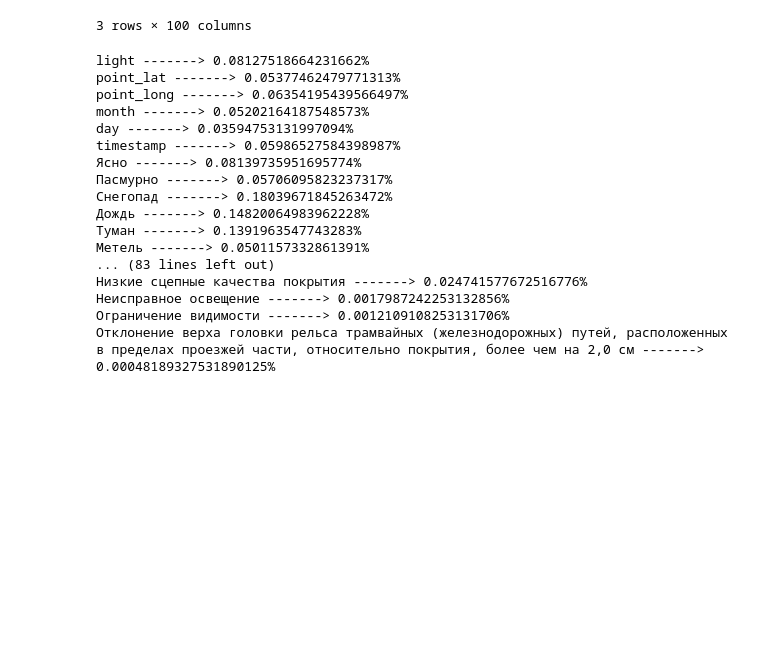
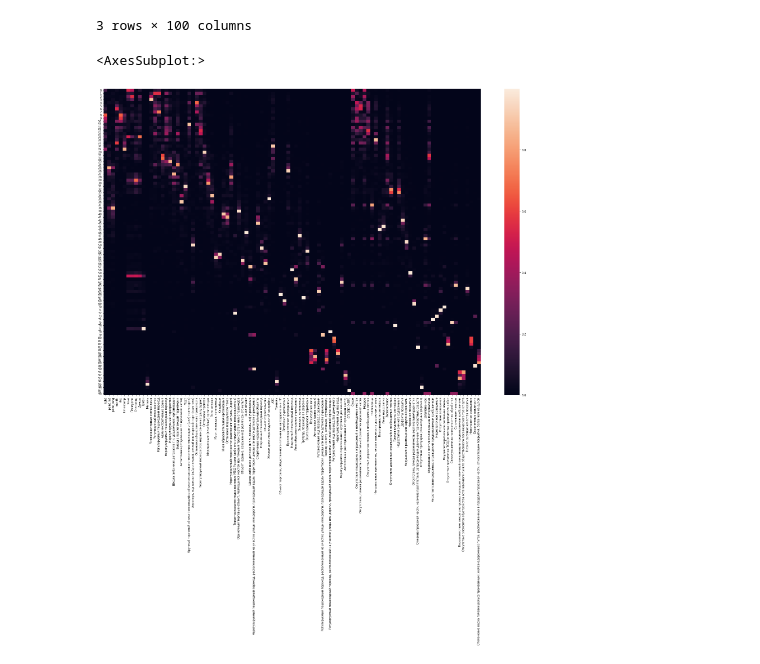
Before and after one commit to Sertyhopss/car-crash, a Jupyter notebook: json_read.ipynb, the cells around one changed output. Cells and saved outputs as stored; diff of their text form; code cells hidden in the pictures; blank space fills up the shorter version.

Commit message:
PCA heatmap

```diff
--- a/json_read.ipynb
+++ b/json_read.ipynb
@@ -173,31 +173,19 @@ scaled_result.tail(3)
 # %%
 pca = PCA()
 pca.fit(scaled_result.drop(columns='severity'))
 num = pca.components_.shape[0]
 
 # total impact is sum(explained_variance_ratio_[j] * components[i][j])
 impact = np.zeros(num)
 for i in range(len(pca.components_)):
     for j in range(len(pca.explained_variance_ratio_)):
         impact[i] += abs(pca.components_[i][j]*pca.explained_variance_ratio_[j])
 
-for i, col in enumerate(scaled_result.drop(columns='severity').columns):
-    print('{0} -------> {1}%'.format(col, impact[i]))
+# for i, col in enumerate(scaled_result.drop(columns='severity').columns):
+#     print('{0} -------> {1}%'.format(col, impact[i]))
+fig = plt.gcf()
+fig.set_size_inches(30, 20)
+sns.heatmap(pd.DataFrame(pca.components_, columns=list(scaled_result.drop(columns='severity').columns)).abs())
 # %% [output]
-light -------> 0.08127518664231662%
-point_lat -------> 0.05377462479771313%
-point_long -------> 0.06354195439566497%
-month -------> 0.05202164187548573%
-day -------> 0.03594753131997094%
-timestamp -------> 0.05986527584398987%
-Ясно -------> 0.08139735951695774%
-Пасмурно -------> 0.05706095823237317%
-Снегопад -------> 0.18039671845263472%
-Дождь -------> 0.14820064983962228%
-Туман -------> 0.1391963547743283%
-Метель -------> 0.0501157332861391%
-... (83 lines left out)
-Низкие сцепные качества покрытия -------> 0.024741577672516776%
-Неисправное освещение -------> 0.0017987242253132856%
-Ограничение видимости -------> 0.0012109108253131706%
-Отклонение верха головки рельса трамвайных (железнодорожных) путей, расположенных в пределах проезжей части, относительно покрытия, более чем на 2,0 см -------> 0.00048189327531890125%
+<AxesSubplot:>
+[figure, added]
```
Also changed, not shown: parts of 1 cell of this notebook.
